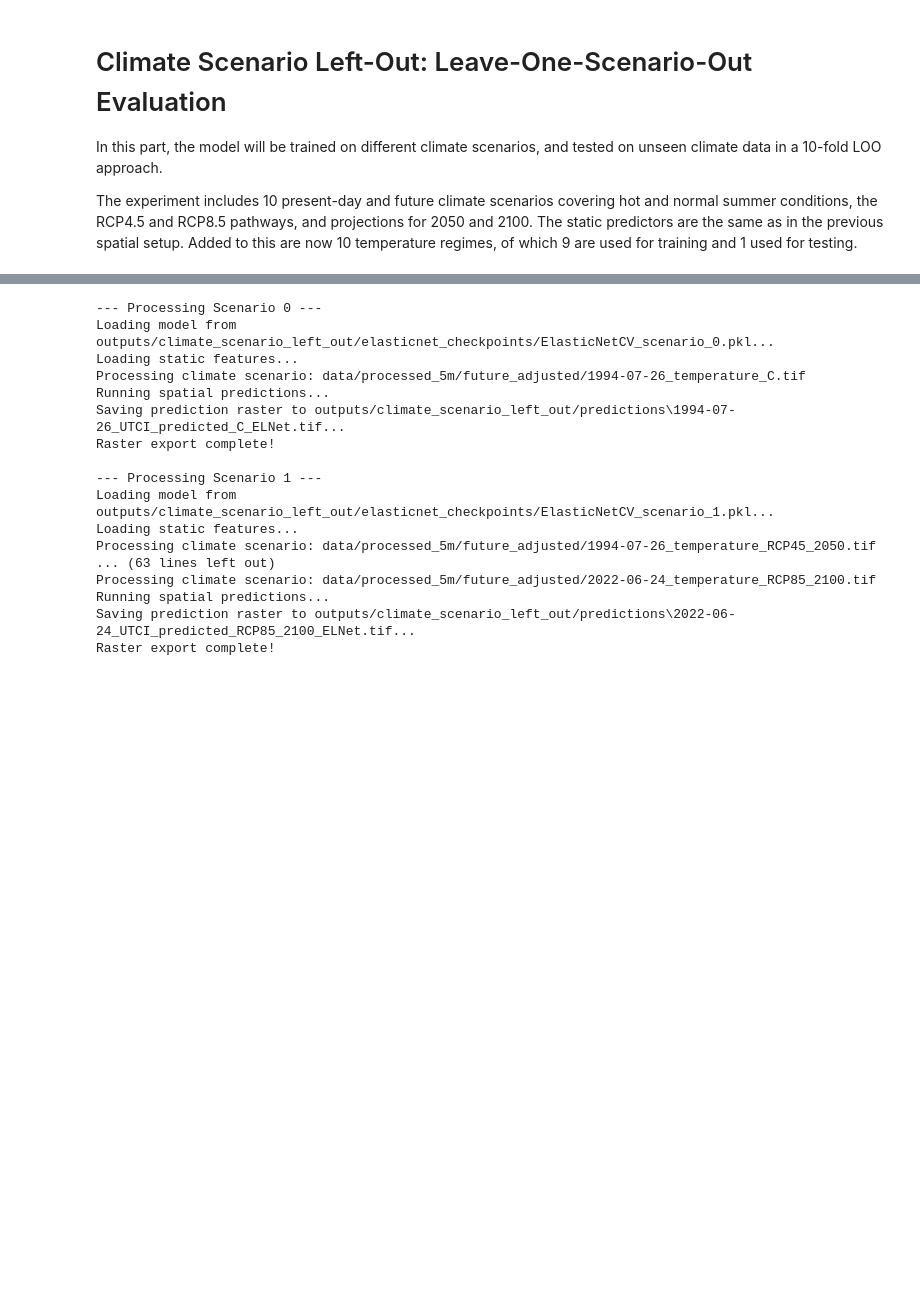
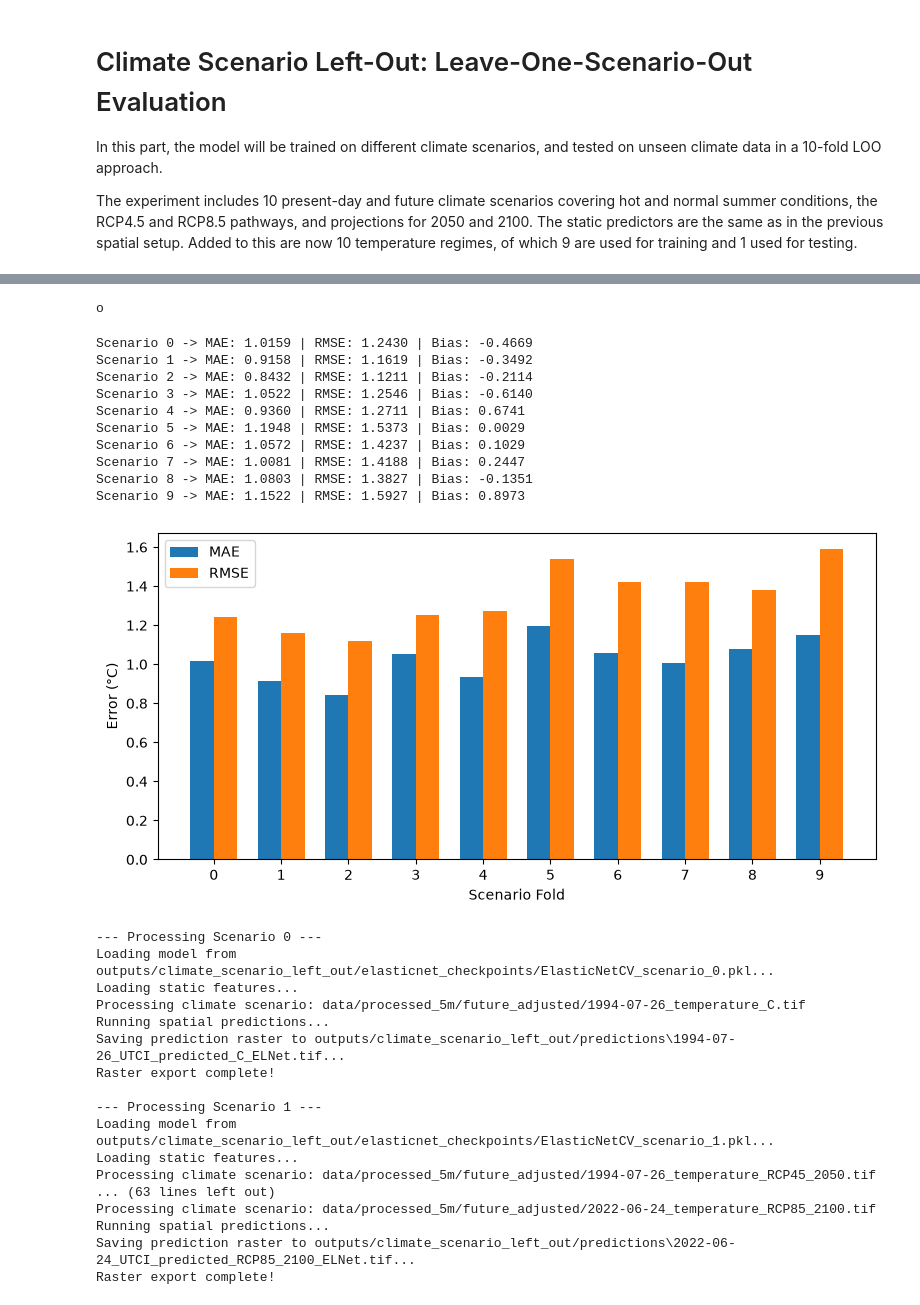
Before and after one commit to Chardes01/BERN02, a Jupyter notebook: final_project/ElasticNet.ipynb, the cells around one changed output, grey strips where cells are left out. Saved outputs shown, nothing was run; the diff lists cells and outputs as text; code cells hidden in the pictures; blank space fills up the shorter version.

```diff
--- a/final_project/ElasticNet.ipynb
+++ b/final_project/ElasticNet.ipynb
@@ -451 +370,53 @@ Scenario 9 -> MAE: 1.1522 | Alpha: 0.0110 | L1: 0.9
+# %%
+print(output_csv[0])
+# %% [output]
+o
+# %%
+for test_group, res in cv_results.items():
+  y_test = res["y_test"]
+  y_pred = res["y_pred"]
+
+  res["rmse"] = root_mean_squared_error(y_test, y_pred)
+  res["bias"] = np.mean(y_pred - y_test)
+
+  print(
+      f"Scenario {test_group} -> MAE: {res['mae']:.4f} | RMSE:"
+      f" {res['rmse']:.4f} | Bias: {res['bias']:.4f}"
+  )
+
+scenarios = [str(g) for g in cv_results.keys()]
+maes = [cv_results[g]["mae"] for g in cv_results.keys()]
+rmses = [cv_results[g]["rmse"] for g in cv_results.keys()]
+
+x = np.arange(len(scenarios))
+width = 0.35
+
+fig, ax = plt.subplots(figsize=(8, 4))
+ax.bar(x - width / 2, maes, width, label="MAE")
+ax.bar(x + width / 2, rmses, width, label="RMSE")
+
+ax.set_xticks(x)
+ax.set_xticklabels(scenarios)
+ax.set_xlabel("Scenario Fold")
+ax.set_ylabel("Error (°C)")
+ax.legend()
+
+plt.tight_layout()
+os.makedirs("outputs/spatial_left_out/plots", exist_ok=True)
+plt.savefig(
+    "outputs/spatial_left_out/plots/metrics_histogram.png", dpi=300, bbox_inches="tight"
+)
+plt.show()
+# %% [output]
+Scenario 0 -> MAE: 1.0159 | RMSE: 1.2430 | Bias: -0.4669
+Scenario 1 -> MAE: 0.9158 | RMSE: 1.1619 | Bias: -0.3492
+Scenario 2 -> MAE: 0.8432 | RMSE: 1.1211 | Bias: -0.2114
+Scenario 3 -> MAE: 1.0522 | RMSE: 1.2546 | Bias: -0.6140
+Scenario 4 -> MAE: 0.9360 | RMSE: 1.2711 | Bias: 0.6741
+Scenario 5 -> MAE: 1.1948 | RMSE: 1.5373 | Bias: 0.0029
+Scenario 6 -> MAE: 1.0572 | RMSE: 1.4237 | Bias: 0.1029
+Scenario 7 -> MAE: 1.0081 | RMSE: 1.4188 | Bias: 0.2447
+Scenario 8 -> MAE: 1.0803 | RMSE: 1.3827 | Bias: -0.1351
+Scenario 9 -> MAE: 1.1522 | RMSE: 1.5927 | Bias: 0.8973
+[figure, added]
 # %%
```
Also changed, not shown: parts of 9 cells of this notebook, 13 other files.
